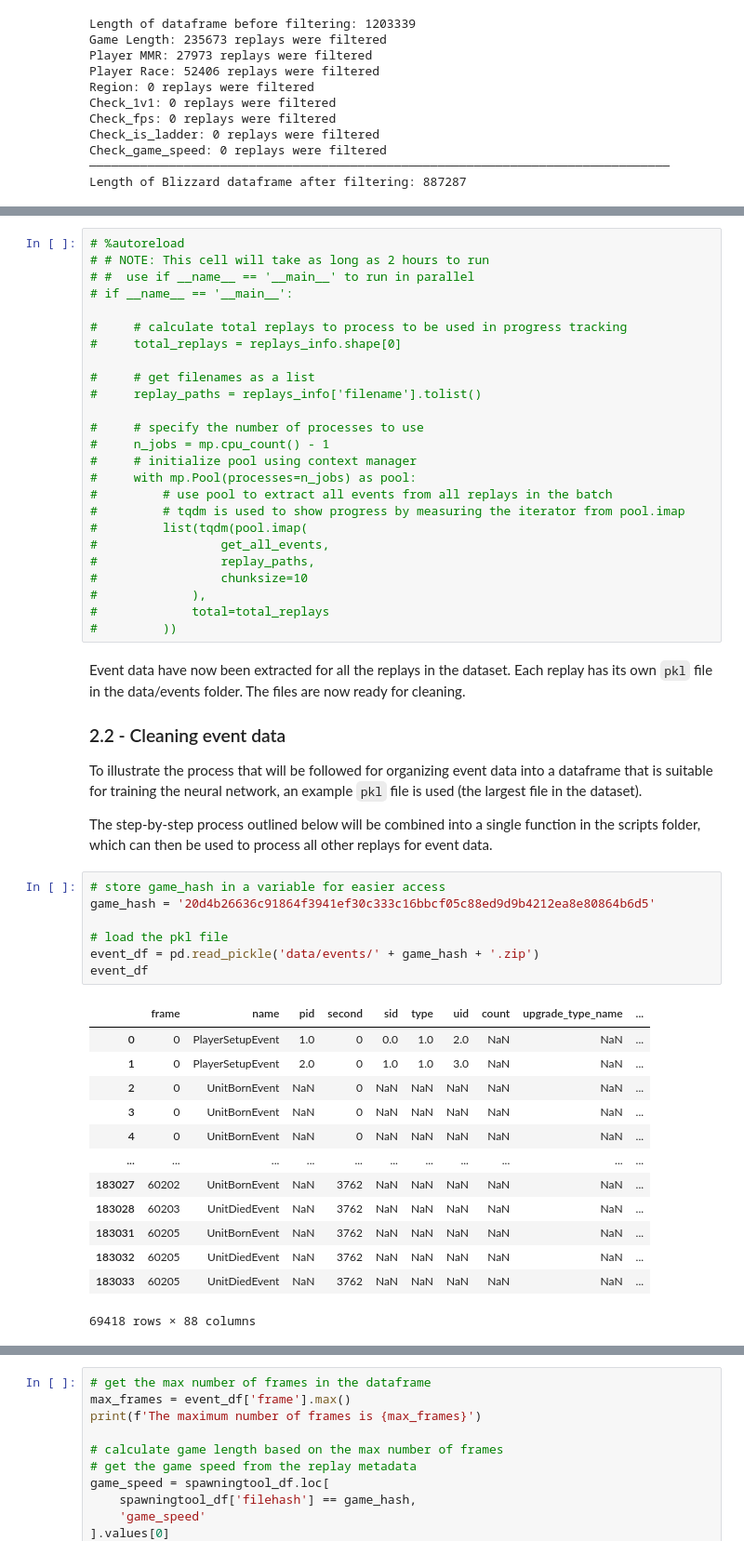
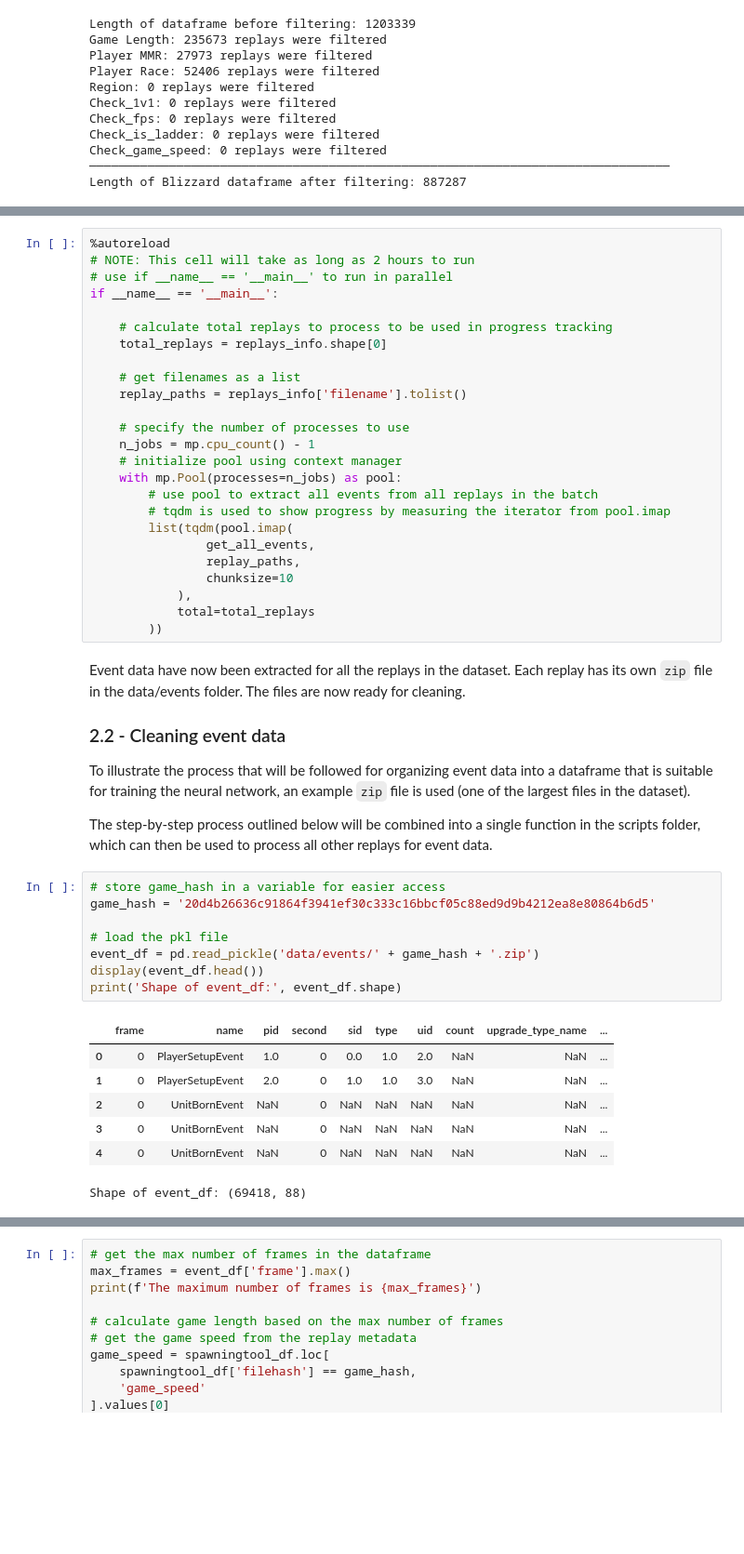
Before and after one commit to jared-a-lloyd/sc2-modeling, a Jupyter notebook: Notebook 1 - Data Collection.ipynb, the cells around one changed output, grey strips where cells are left out. Shown at 93% size. Saved outputs shown, nothing was run; the diff lists cells and outputs as text; blank space fills up the shorter version.

```diff
--- a/Notebook 1 - Data Collection.ipynb
+++ b/Notebook 1 - Data Collection.ipynb
@@ -1473,57 +1522,52 @@ A for loop is used to process the replays in batches, allowing the user to track
 # %%
-# %autoreload
-# # NOTE: This cell will take as long as 2 hours to run
-# #  use if __name__ == '__main__' to run in parallel
-# if __name__ == '__main__':
+%autoreload
+# NOTE: This cell will take as long as 2 hours to run
+# use if __name__ == '__main__' to run in parallel
+if __name__ == '__main__':
 
-#     # calculate total replays to process to be used in progress tracking
-#     total_replays = replays_info.shape[0]
+    # calculate total replays to process to be used in progress tracking
+    total_replays = replays_info.shape[0]
 
-#     # get filenames as a list
-#     replay_paths = replays_info['filename'].tolist()
+    # get filenames as a list
+    replay_paths = replays_info['filename'].tolist()
 
-#     # specify the number of processes to use
-#     n_jobs = mp.cpu_count() - 1
-#     # initialize pool using context manager
-#     with mp.Pool(processes=n_jobs) as pool:
-#         # use pool to extract all events from all replays in the batch
-#         # tqdm is used to show progress by measuring the iterator from pool.imap
-#         list(tqdm(pool.imap(
-#                 get_all_events,
-#                 replay_paths,
-#                 chunksize=10
-#             ),
-#             total=total_replays
-#         ))
+    # specify the number of processes to use
+    n_jobs = mp.cpu_count() - 1
+    # initialize pool using context manager
+    with mp.Pool(processes=n_jobs) as pool:
+        # use pool to extract all events from all replays in the batch
+        # tqdm is used to show progress by measuring the iterator from pool.imap
+        list(tqdm(pool.imap(
+                get_all_events,
+                replay_paths,
+                chunksize=10
+            ),
+            total=total_replays
+        ))
 # %% [markdown]
-Event data have now been extracted for all the replays in the dataset. Each replay has its own `pkl` file in the data/events folder. The files are now ready for cleaning.
+Event data have now been extracted for all the replays in the dataset. Each replay has its own `zip` file in the data/events folder. The files are now ready for cleaning.
 
 ### 2.2 - Cleaning event data
 
-To illustrate the process that will be followed for organizing event data into a dataframe that is suitable for training the neural network, an example `pkl` file is used (the largest file in the dataset).
+To illustrate the process that will be followed for organizing event data into a dataframe that is suitable for training the neural network, an example `zip` file is used (one of the largest files in the dataset).
 
 The step-by-step process outlined below will be combined into a single function in the scripts folder, which can then be used to process all other replays for event data.
 # %%
 # store game_hash in a variable for easier access
 game_hash = '20d4b26636c91864f3941ef30c333c16bbcf05c88ed9d9b4212ea8e80864b6d5'
 
 # load the pkl file
 event_df = pd.read_pickle('data/events/' + game_hash + '.zip')
-event_df
+display(event_df.head())
+print('Shape of event_df:', event_df.shape)
 # %% [output]
 |  | frame | name | pid | second | sid | type | uid | count | upgrade_type_name | ... |
 | 0 | 0 | PlayerSetupEvent | 1.0 | 0 | 0.0 | 1.0 | 2.0 | NaN | NaN | ... |
 | 1 | 0 | PlayerSetupEvent | 2.0 | 0 | 1.0 | 1.0 | 3.0 | NaN | NaN | ... |
 | 2 | 0 | UnitBornEvent | NaN | 0 | NaN | NaN | NaN | NaN | NaN | ... |
 | 3 | 0 | UnitBornEvent | NaN | 0 | NaN | NaN | NaN | NaN | NaN | ... |
 | 4 | 0 | UnitBornEvent | NaN | 0 | NaN | NaN | NaN | NaN | NaN | ... |
-| ... | ... | ... | ... | ... | ... | ... | ... | ... | ... | ... |
-| 183027 | 60202 | UnitBornEvent | NaN | 3762 | NaN | NaN | NaN | NaN | NaN | ... |
-| 183028 | 60203 | UnitDiedEvent | NaN | 3762 | NaN | NaN | NaN | NaN | NaN | ... |
-| 183031 | 60205 | UnitBornEvent | NaN | 3762 | NaN | NaN | NaN | NaN | NaN | ... |
-| 183032 | 60205 | UnitDiedEvent | NaN | 3762 | NaN | NaN | NaN | NaN | NaN | ... |
-| 183033 | 60205 | UnitDiedEvent | NaN | 3762 | NaN | NaN | NaN | NaN | NaN | ... |
-69418 rows × 88 columns
+Shape of event_df: (69418, 88)
 # %%
 # display the total fraction of NaN values in the dataframe
 frac_nan = event_df.isna().sum().sum()/(event_df.shape[0]*event_df.shape[1])
```
Also changed, not shown: parts of 51 cells of this notebook, 8 other files.
